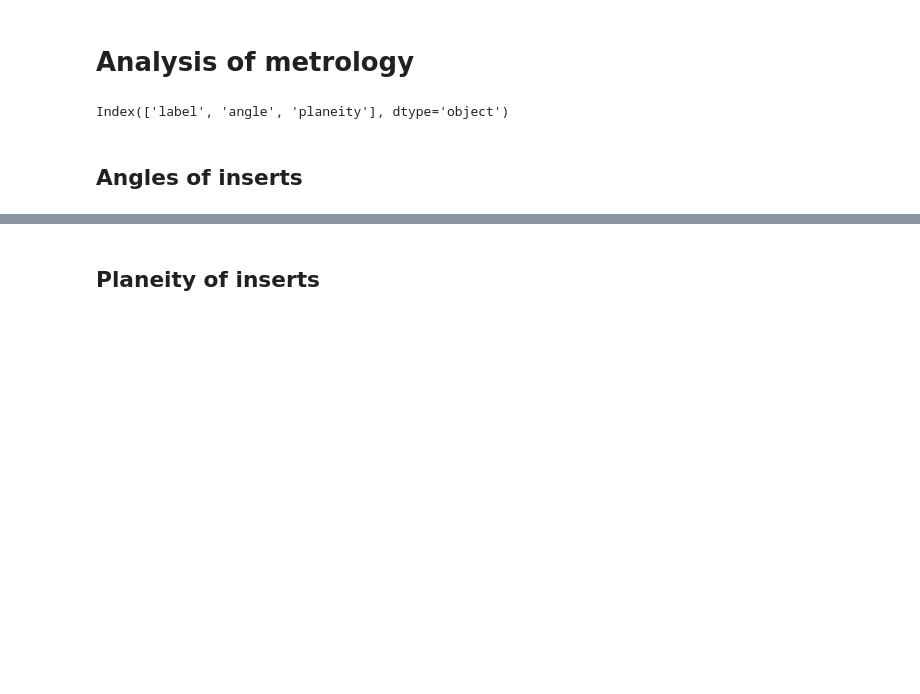
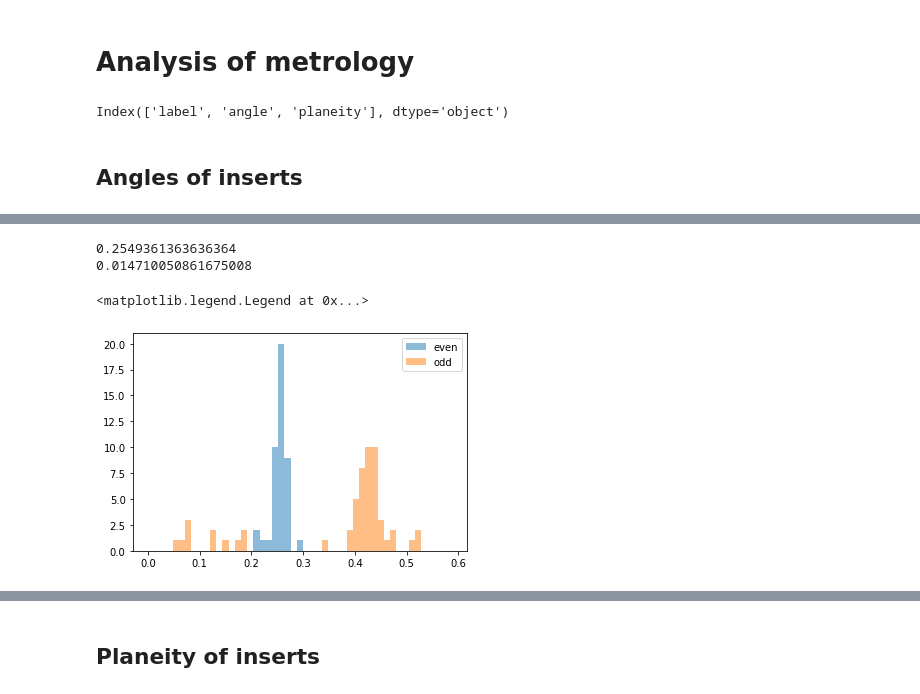
Before and after one commit to echabert/CMMPyAna, a Jupyter notebook: PandaAna.ipynb, the cells around one changed output, grey strips where cells are left out. Drawn from its saved outputs; the diff is of its cells as text; code cells hidden in the pictures; blank space fills up the shorter version.

```diff
--- a/PandaAna.ipynb
+++ b/PandaAna.ipynb
@@ -19,0 +41,27 @@ Text(0.5, 0, 'angle [degrees]')
+# %%
+
+
+def oddModule():
+    out=""
+    labels = ["(df['label'].str.find('{}')>=0)".format(i) for i in ["02","04","06","08","10"]]
+    return "|".join(labels)
+
+def evenModule():
+    out=""
+    labels = ["(df['label'].str.find('{}')>=0)".format(i) for i in ["01","03","05","07","09","11"]]
+    return "|".join(labels)
+
+#df[(df['label'].str.find("04")>=0)]["angle"].plot(kind="hist")
+even = df[(eval(oddModule()))]["angle"]
+odd = df[(eval(evenModule()))]["angle"]
+print(even.mean())
+print(even.std())
+ax = plt.hist(even,bins=[0.012*i for i in range(50)],alpha=0.5,label="even")
+#ax[0].set_xlabel("angle [degrees]")
+plt.hist(odd,bins=[0.012*i for i in range(50)],alpha=0.5,label="odd")
+plt.legend()
+# %% [output]
+0.2549361363636364
+0.014710050861675008
+<matplotlib.legend.Legend at 0x...>
+[figure, added]
```
Also changed, not shown: parts of 28 cells of this notebook.
